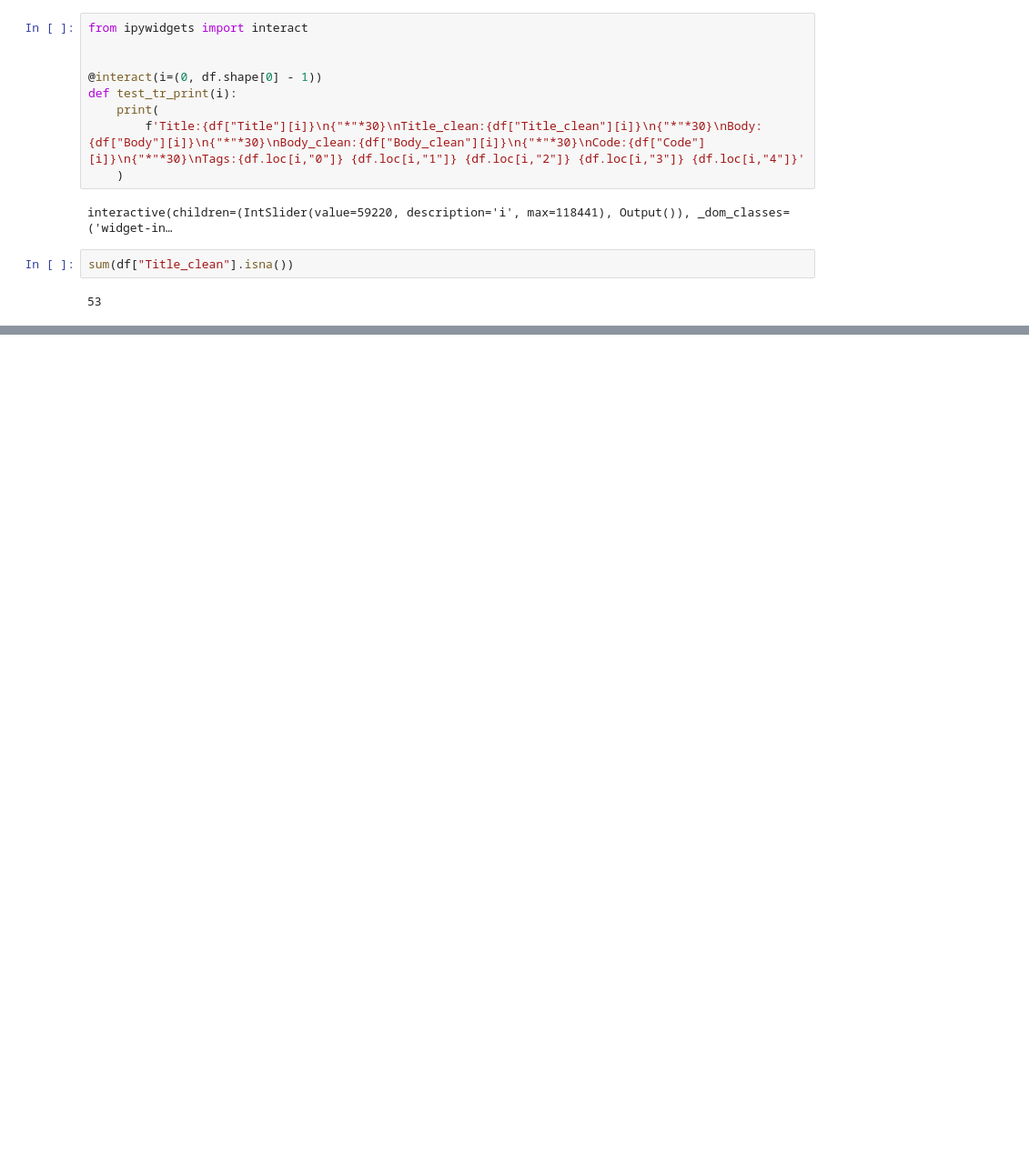
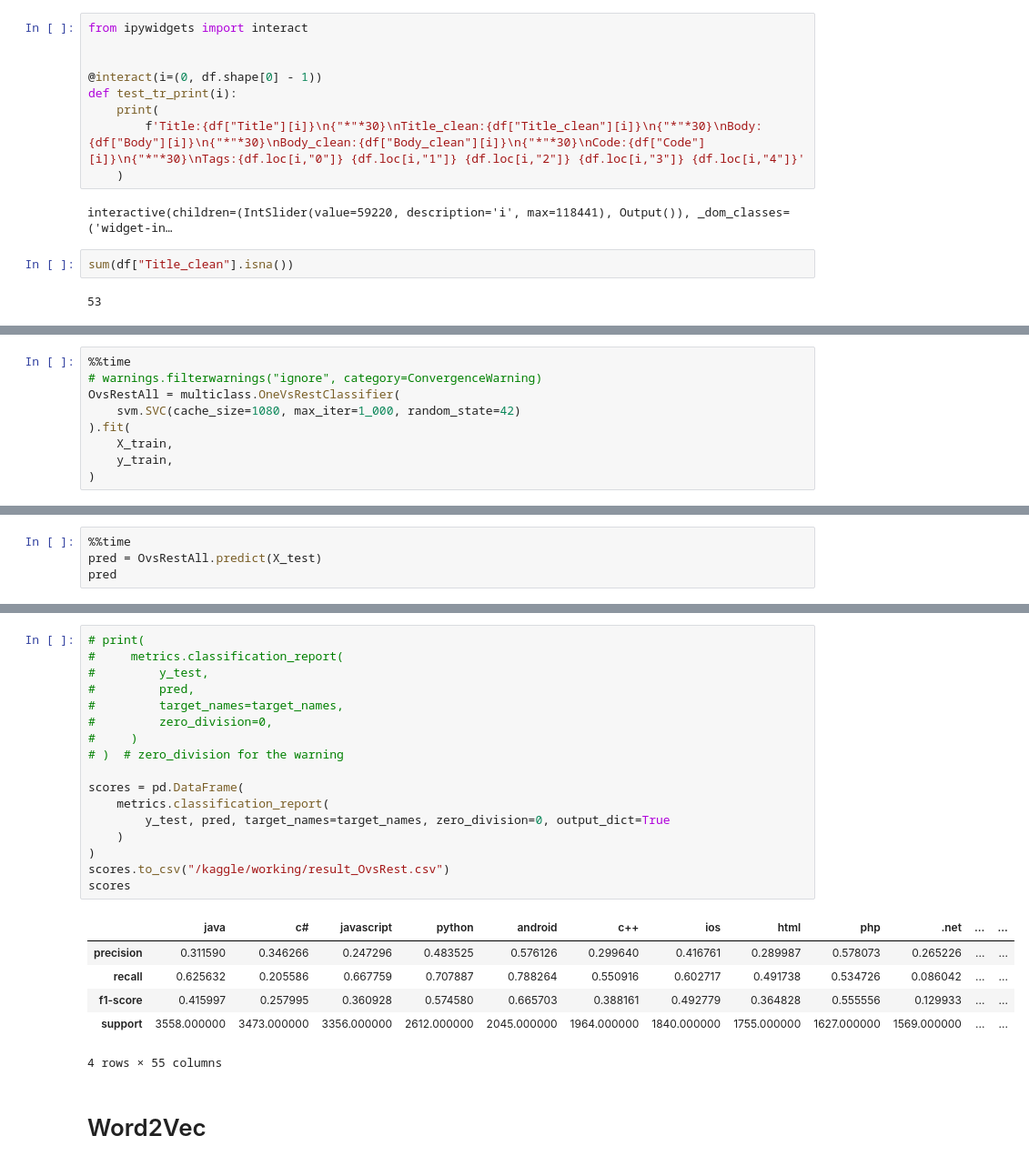
Before and after one commit to DomWch/OpenClassRooms-NLP-P5, a Jupyter notebook: p5-nlp-tfidf-onevsrest.ipynb, the cells around one changed output, grey strips where cells are left out. Shown: that part at 91% size. Drawn from its saved outputs; the diff is of its cells as text; blank space fills up the shorter version.

```diff
--- a/p5-nlp-tfidf-onevsrest.ipynb
+++ b/p5-nlp-tfidf-onevsrest.ipynb
@@ -393,0 +248,9 @@ https://en.wikipedia.org/wiki/Latent_Dirichlet_allocation
+# %%
+%%time
+# warnings.filterwarnings("ignore", category=ConvergenceWarning)
+OvsRestAll = multiclass.OneVsRestClassifier(
+    svm.SVC(cache_size=1080, max_iter=1_000, random_state=42)
+).fit(
+    X_train,
+    y_train,
+)
@@ -393,0 +264,4 @@ https://en.wikipedia.org/wiki/Latent_Dirichlet_allocation
+# %%
+%%time
+pred = OvsRestAll.predict(X_test)
+pred
@@ -393,0 +278,26 @@ https://en.wikipedia.org/wiki/Latent_Dirichlet_allocation
+# %%
+# print(
+#     metrics.classification_report(
+#         y_test,
+#         pred,
+#         target_names=target_names,
+#         zero_division=0,
+#     )
+# )  # zero_division for the warning
+
+scores = pd.DataFrame(
+    metrics.classification_report(
+        y_test, pred, target_names=target_names, zero_division=0, output_dict=True
+    )
+)
+scores.to_csv("/kaggle/working/result_OvsRest.csv")
+scores
+# %% [output]
+|  | java | c# | javascript | python | android | c++ | ios | html | php | .net | ... | ... |
+| precision | 0.311590 | 0.346266 | 0.247296 | 0.483525 | 0.576126 | 0.299640 | 0.416761 | 0.289987 | 0.578073 | 0.265226 | ... | ... |
+| recall | 0.625632 | 0.205586 | 0.667759 | 0.707887 | 0.788264 | 0.550916 | 0.602717 | 0.491738 | 0.534726 | 0.086042 | ... | ... |
+| f1-score | 0.415997 | 0.257995 | 0.360928 | 0.574580 | 0.665703 | 0.388161 | 0.492779 | 0.364828 | 0.555556 | 0.129933 | ... | ... |
+| support | 3558.000000 | 3473.000000 | 3356.000000 | 2612.000000 | 2045.000000 | 1964.000000 | 1840.000000 | 1755.000000 | 1627.000000 | 1569.000000 | ... | ... |
+4 rows × 55 columns
+# %% [markdown]
+# Word2Vec
```
Also changed, not shown: parts of 62 cells of this notebook.
